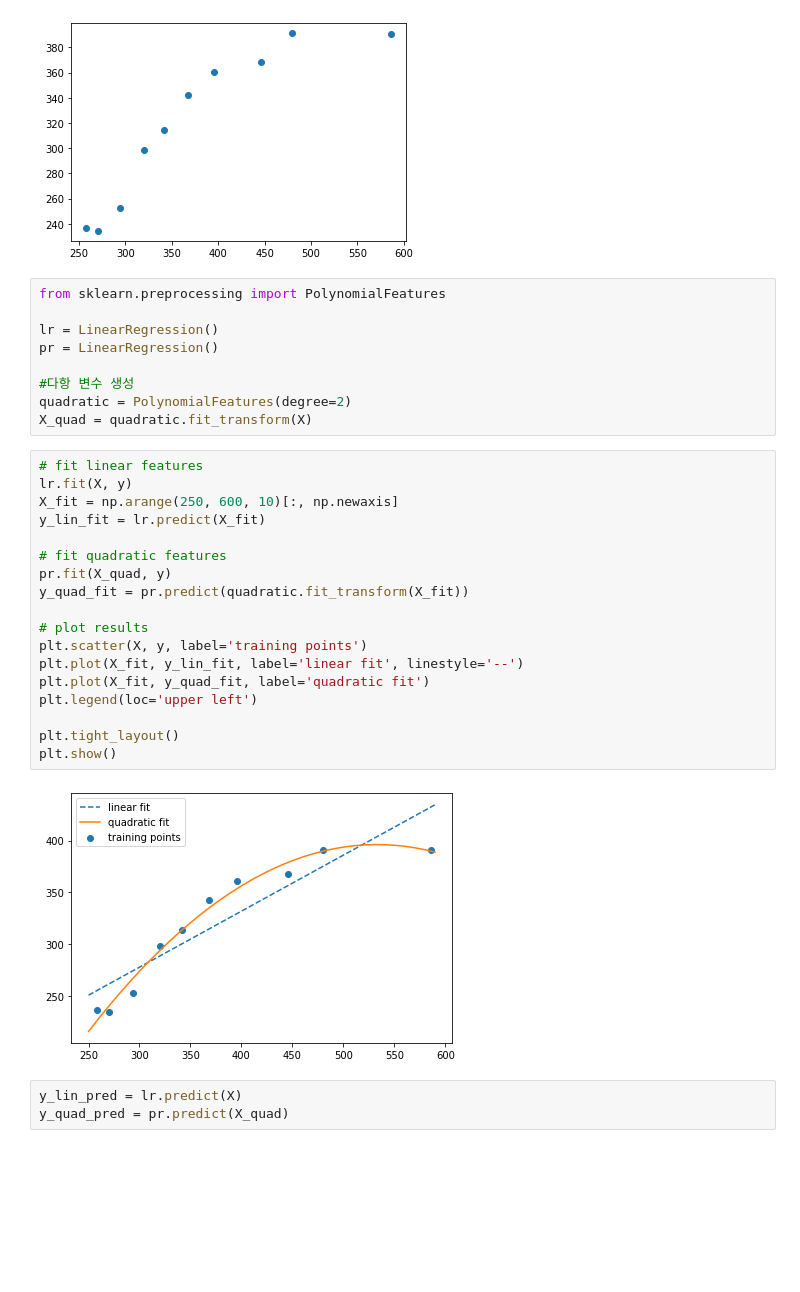
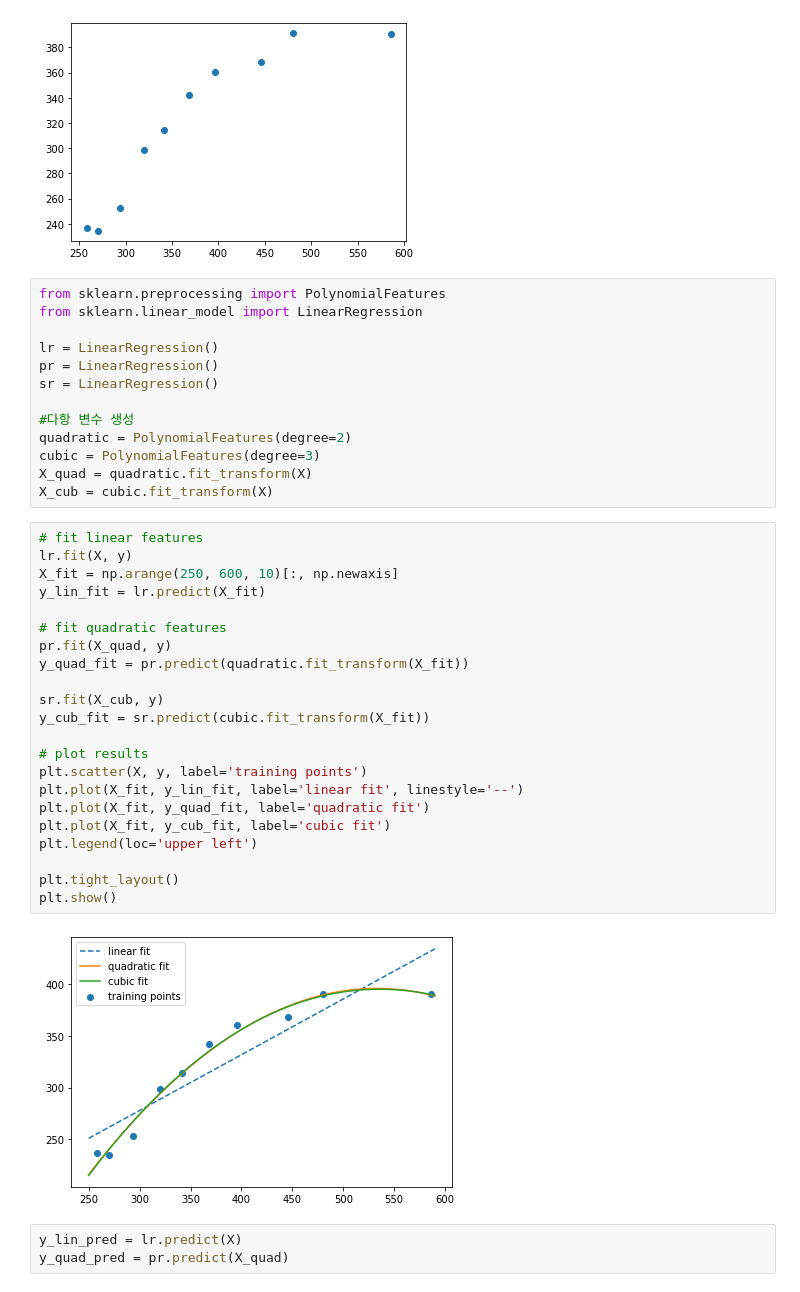
Before and after one commit to lamiro3/Python, a Jupyter notebook: IDS/quart-2/IDS_LR.ipynb, the cells around one changed output. Saved outputs shown, nothing was run; the diff lists cells and outputs as text; blank space fills up the shorter version.

```diff
--- a/IDS/quart-2/IDS_LR.ipynb
+++ b/IDS/quart-2/IDS_LR.ipynb
@@ -354,33 +354,41 @@ plt.show()
 [figure]
 # %%
 from sklearn.preprocessing import PolynomialFeatures
+from sklearn.linear_model import LinearRegression
 
 lr = LinearRegression()
 pr = LinearRegression()
+sr = LinearRegression()
 
 #다항 변수 생성
 quadratic = PolynomialFeatures(degree=2)
+cubic = PolynomialFeatures(degree=3)
 X_quad = quadratic.fit_transform(X)
+X_cub = cubic.fit_transform(X)
 # %%
 # fit linear features
 lr.fit(X, y)
 X_fit = np.arange(250, 600, 10)[:, np.newaxis]
 y_lin_fit = lr.predict(X_fit)
 
 # fit quadratic features
 pr.fit(X_quad, y)
 y_quad_fit = pr.predict(quadratic.fit_transform(X_fit))
 
+sr.fit(X_cub, y)
+y_cub_fit = sr.predict(cubic.fit_transform(X_fit))
+
 # plot results
 plt.scatter(X, y, label='training points')
 plt.plot(X_fit, y_lin_fit, label='linear fit', linestyle='--')
 plt.plot(X_fit, y_quad_fit, label='quadratic fit')
+plt.plot(X_fit, y_cub_fit, label='cubic fit')
 plt.legend(loc='upper left')
 
 plt.tight_layout()
 plt.show()
 # %% [output]
-[figure, old version]
+[figure, new version]
 # %%
 y_lin_pred = lr.predict(X)
 y_quad_pred = pr.predict(X_quad)
```
Also changed, not shown: parts of 9 cells of this notebook.
